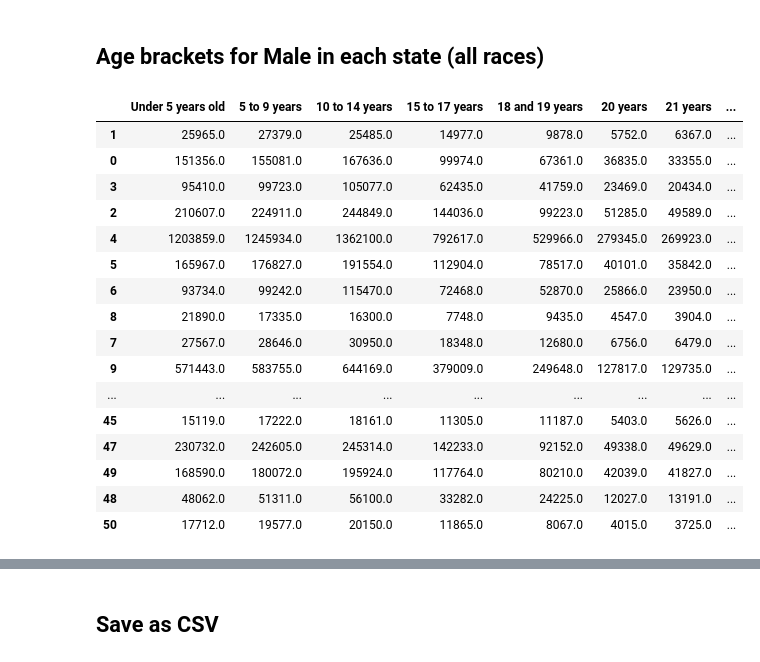
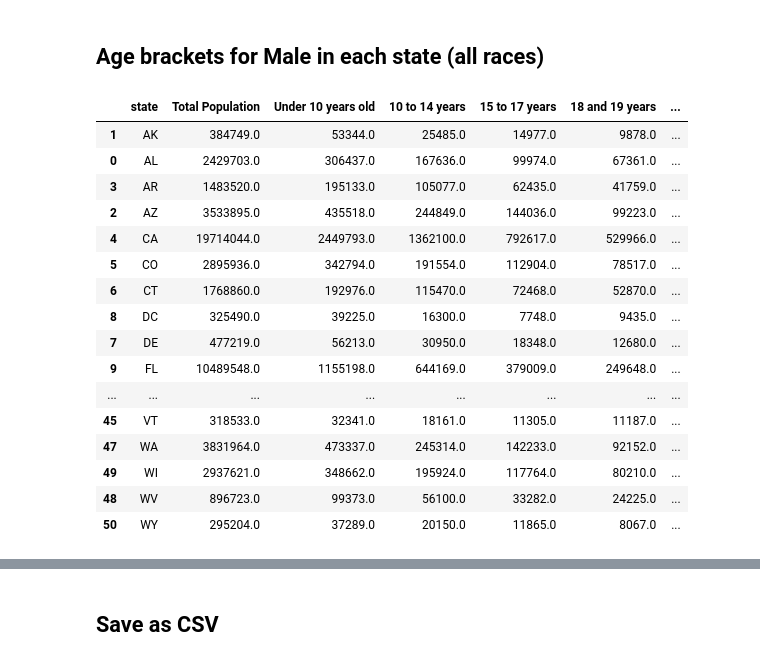
Before and after one commit to benoitchamot/Shootings, a Jupyter notebook: Census_Data.ipynb, the cells around one changed output, grey strips where cells are left out. Saved outputs shown, nothing was run; the diff lists cells and outputs as text; code cells hidden in the pictures.

Commit message:
Calculate risk factors based on age for all states

```diff
--- a/Census_Data.ipynb
+++ b/Census_Data.ipynb
@@ -6,0 +42,11 @@ from us import states
+# %%
+group_names = [
+    'Under 10 years old', '10 to 14 years', '15 to 17 years', '18 and 19 years', '20 years', '21 years', '22 to 24 years', '25 to 29 years',
+    '30 to 34 years', '35 to 39 years', '40 to 44 years', '45 to 49 years', '50 to 54 years', '55 to 59 years', '60 and 61 years', '62 to 64 years', '65 and 66 years',
+    '67 to 69 years', '70 to 74 years', '75 years and over'
+]
+
+bins = [0, 10, 14, 17, 19, 20, 21, 24, 29, 34, 39, 44, 49, 54, 59, 61, 64, 66, 69, 74, 100]
+
+shooter_profile["Age Bracket"] = pd.cut(shooter_profile["Age"], bins, labels = group_names, include_lowest = True)
+shooter_profile.head()
@@ -6,0 +66,4 @@ from us import states
+# %%
+# Check age bracket
+for index, row in shooter_profile.iterrows():
+    print(shooter_profile[['Age', 'Age Bracket']])
@@ -12,50 +105,83 @@ c = Census("01518d8c4cd0a768de3d4e54c9b2e07b24400070", year=2021)
 # Data for male only
 census_variables = [
     'B01001_003E', 'B01001_004E', 'B01001_005E', 'B01001_006E', 'B01001_007E', 'B01001_008E', 'B01001_009E', 'B01001_010E', 'B01001_011E',
     'B01001_012E', 'B01001_013E', 'B01001_014E', 'B01001_015E', 'B01001_016E', 'B01001_017E', 'B01001_018E', 'B01001_019E', 'B01001_020E',
     'B01001_021E', 'B01001_022E', 'B01001_023E', 'B01001_024E', 'B01001_025E'
 ]
 
-renames_variables = [
+renamed_variables = [
     'Under 5 years old', '5 to 9 years', '10 to 14 years', '15 to 17 years', '18 and 19 years', '20 years', '21 years', '22 to 24 years', '25 to 29 years',
     '30 to 34 years', '35 to 39 years', '40 to 44 years', '45 to 49 years', '50 to 54 years', '55 to 59 years', '60 and 61 years', '62 to 64 years', '65 and 66 years',
     '67 to 69 years', '70 to 74 years', '75 to 79 years', '80 to 84 years', '85 years and over'
 ]
 
 census_data = c.acs5.get(tuple(census_variables),{'for': 'state:*'})
 
 # Convert to DataFrame
 male_age_census_pd = pd.DataFrame(census_data)
 
+# Rename columns
 for i in range(len(census_variables)):
-    male_age_census_pd = male_age_census_pd.rename(columns={census_variables[i]: renames_variables[i]})
+    male_age_census_pd = male_age_census_pd.rename(columns={census_variables[i]: renamed_variables[i]})
 
 # Rename states with two-letter acronym
 for index, row in male_age_census_pd.iterrows():
     try:
         male_age_census_pd.loc[index,'state'] = states.lookup(male_age_census_pd.loc[index,'state']).abbr
     except:
         male_age_census_pd.loc[index,'state'] = 'DC'
 
 # Calculate total population
-male_age_census_pd['Total Population'] = male_age_census_pd[renames_variables].sum(axis=1)
+male_age_census_pd['Total Population'] = male_age_census_pd[renamed_variables].sum(axis=1)
+
+# Join columns to have age brackets compatible with shooter information
+male_age_census_pd['Under 10 years old'] = male_age_census_pd['Under 5 years old'] + male_age_census_pd['5 to 9 years']
+male_age_census_pd = male_age_census_pd.drop(columns=['Under 5 years old', '5 to 9 years'])
+
+male_age_census_pd['75 years and over'] = male_age_census_pd['75 to 79 years'] + male_age_census_pd['80 to 84 years'] + male_age_census_pd['85 years and over']
+male_age_census_pd = male_age_census_pd.drop(columns=['75 to 79 years','80 to 84 years','85 years and over'])
+
+# Reorder columns
+male_age_census_pd = male_age_census_pd[['state',
+                      'Total Population',
+                      'Under 10 years old',
+                      '10 to 14 years',
+                      '15 to 17 years',
+                      '18 and 19 years',
+                      '20 years',
+                      '21 years',
+                      '22 to 24 years',
+                      '25 to 29 years',
+                      '30 to 34 years',
+                      '35 to 39 years',
+                      '40 to 44 years',
+                      '45 to 49 years',
+                      '50 to 54 years',
+                      '55 to 59 years',
+                      '60 and 61 years',
+                      '62 to 64 years',
+                      '65 and 66 years',
+                      '67 to 69 years',
+                      '70 to 74 years',
+                      '75 years and over']]
+
 
 male_age_census_pd.sort_values('state')
 # %% [output]
-|  | Under 5 years old | 5 to 9 years | 10 to 14 years | 15 to 17 years | 18 and 19 years | 20 years | 21 years | ... |
-| 1 | 25965.0 | 27379.0 | 25485.0 | 14977.0 | 9878.0 | 5752.0 | 6367.0 | ... |
-| 0 | 151356.0 | 155081.0 | 167636.0 | 99974.0 | 67361.0 | 36835.0 | 33355.0 | ... |
-| 3 | 95410.0 | 99723.0 | 105077.0 | 62435.0 | 41759.0 | 23469.0 | 20434.0 | ... |
-| 2 | 210607.0 | 224911.0 | 244849.0 | 144036.0 | 99223.0 | 51285.0 | 49589.0 | ... |
-| 4 | 1203859.0 | 1245934.0 | 1362100.0 | 792617.0 | 529966.0 | 279345.0 | 269923.0 | ... |
-| 5 | 165967.0 | 176827.0 | 191554.0 | 112904.0 | 78517.0 | 40101.0 | 35842.0 | ... |
-| 6 | 93734.0 | 99242.0 | 115470.0 | 72468.0 | 52870.0 | 25866.0 | 23950.0 | ... |
-| 8 | 21890.0 | 17335.0 | 16300.0 | 7748.0 | 9435.0 | 4547.0 | 3904.0 | ... |
-| 7 | 27567.0 | 28646.0 | 30950.0 | 18348.0 | 12680.0 | 6756.0 | 6479.0 | ... |
-| 9 | 571443.0 | 583755.0 | 644169.0 | 379009.0 | 249648.0 | 127817.0 | 129735.0 | ... |
-| ... | ... | ... | ... | ... | ... | ... | ... | ... |
-| 45 | 15119.0 | 17222.0 | 18161.0 | 11305.0 | 11187.0 | 5403.0 | 5626.0 | ... |
-| 47 | 230732.0 | 242605.0 | 245314.0 | 142233.0 | 92152.0 | 49338.0 | 49629.0 | ... |
-| 49 | 168590.0 | 180072.0 | 195924.0 | 117764.0 | 80210.0 | 42039.0 | 41827.0 | ... |
-| 48 | 48062.0 | 51311.0 | 56100.0 | 33282.0 | 24225.0 | 12027.0 | 13191.0 | ... |
-| 50 | 17712.0 | 19577.0 | 20150.0 | 11865.0 | 8067.0 | 4015.0 | 3725.0 | ... |
+|  | state | Total Population | Under 10 years old | 10 to 14 years | 15 to 17 years | 18 and 19 years | ... |
+| 1 | AK | 384749.0 | 53344.0 | 25485.0 | 14977.0 | 9878.0 | ... |
+| 0 | AL | 2429703.0 | 306437.0 | 167636.0 | 99974.0 | 67361.0 | ... |
+| 3 | AR | 1483520.0 | 195133.0 | 105077.0 | 62435.0 | 41759.0 | ... |
+| 2 | AZ | 3533895.0 | 435518.0 | 244849.0 | 144036.0 | 99223.0 | ... |
+| 4 | CA | 19714044.0 | 2449793.0 | 1362100.0 | 792617.0 | 529966.0 | ... |
+| 5 | CO | 2895936.0 | 342794.0 | 191554.0 | 112904.0 | 78517.0 | ... |
+| 6 | CT | 1768860.0 | 192976.0 | 115470.0 | 72468.0 | 52870.0 | ... |
+| 8 | DC | 325490.0 | 39225.0 | 16300.0 | 7748.0 | 9435.0 | ... |
+| 7 | DE | 477219.0 | 56213.0 | 30950.0 | 18348.0 | 12680.0 | ... |
+| 9 | FL | 10489548.0 | 1155198.0 | 644169.0 | 379009.0 | 249648.0 | ... |
+| ... | ... | ... | ... | ... | ... | ... | ... |
+| 45 | VT | 318533.0 | 32341.0 | 18161.0 | 11305.0 | 11187.0 | ... |
+| 47 | WA | 3831964.0 | 473337.0 | 245314.0 | 142233.0 | 92152.0 | ... |
+| 49 | WI | 2937621.0 | 348662.0 | 195924.0 | 117764.0 | 80210.0 | ... |
+| 48 | WV | 896723.0 | 99373.0 | 56100.0 | 33282.0 | 24225.0 | ... |
+| 50 | WY | 295204.0 | 37289.0 | 20150.0 | 11865.0 | 8067.0 | ... |
```
Also changed, not shown: parts of 19 cells of this notebook.
